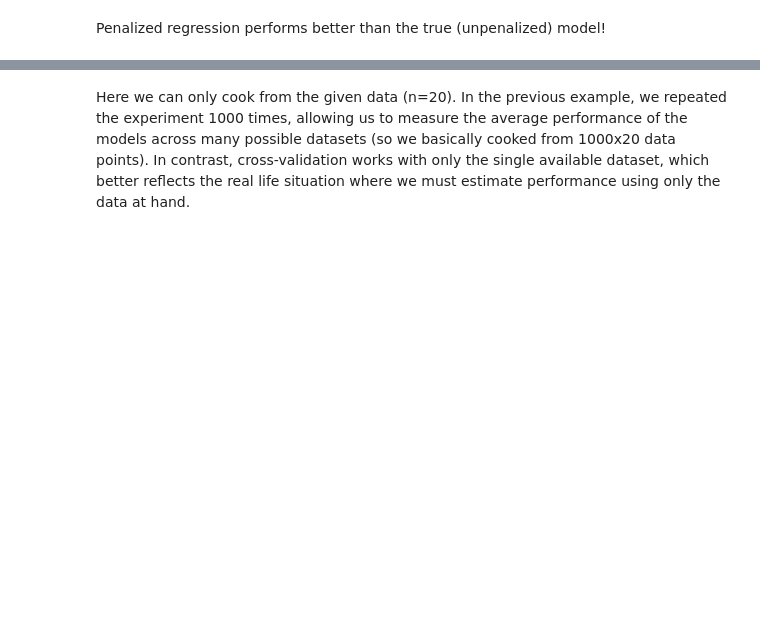
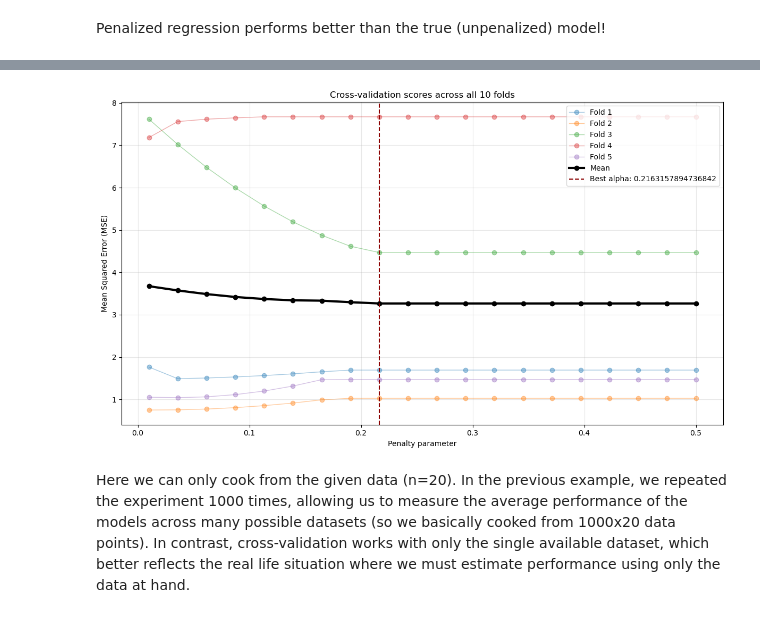
Before and after one commit to balintdecsi/ceu-ml, a Jupyter notebook: notebooks/class2C_bias_variance_lasso.ipynb, the cells around one changed output, grey strips where cells are left out. Saved outputs shown, nothing was run; the diff lists cells and outputs as text; code cells hidden in the pictures; blank space fills up the shorter version.

```diff
--- a/notebooks/class2C_bias_variance_lasso.ipynb
+++ b/notebooks/class2C_bias_variance_lasso.ipynb
@@ -62,10 +64,10 @@ sample_size = 20
 
 X, y = generateData(prng, sample_size)
 
-lm = # TBA
-lasso = # TBA
+lm = LinearRegression().fit(X, y)
+lasso = Lasso(random_state=prng).fit(X, y)
 
 # TBA
 
-print("Linear model prediction: ", # TBA)
-print("Lasso prediction: ", # TBA)
+print("Linear model prediction: ", lm.predict(test_data)[0])
+print("Lasso prediction: ", lasso.predict(test_data)[0])
@@ -91,13 +120,13 @@ for i in range(n_iterations):
 
     X, y = generateData(prng, sample_size)
 
-    # TBA
-    lm_predictions[i] = # TBA
+    lm_model = lm.fit(X, y)
+    lm_predictions[i] = lm_model.predict(test_data)[0]
 
     for ida, a in enumerate(alphas_to_try):
-        # TBA
-        lasso_predictions[i, ida] = # TBA
-        lasso_n_coeffs[i, ida] = np.count_nonzero(# TBA)  # we would like to count the non-zero coefficients
+        lasso_model = Lasso(alpha=a, random_state=prng).fit(X, y)
+        lasso_predictions[i, ida] = lasso_model.predict(test_data)[0]
+        lasso_n_coeffs[i, ida] = np.count_nonzero(lasso_model.coef_)  # we would like to count the non-zero coefficients
 # %% [markdown]
 Linear Regression could be interpreted as a special case of Lasso with alpha = 0. Let's concatenate the predictions of the two models. (*Note that `lm_predictions` is a 1D array so first we need to reshape it to a 2D array with `reshape(-1, 1)`.*)
 # %%
@@ -133,3 +188,5 @@ plt.show()
 # %%
 X, y = generateData(prng, sample_size)
-lasso_cv = # TBA
+lasso_model = Lasso()
+lasso_cv = GridSearchCV(lasso_model, {"alpha": alphas_to_try}, scoring="neg_mean_squared_error")  # run with the default 5 folds
+lasso_cv.fit(X, y)
@@ -143,29 +214,31 @@ print(f"Intercept of the best model: {lasso_cv.best_estimator_.intercept_:.3f}")
 # %%
-# Extract alpha values and scores for all 10 folds
+# Extract alpha values and scores for all 5 folds
 alphas = lasso_cv.cv_results_['param_alpha'].data
 mean_scores = -lasso_cv.cv_results_['mean_test_score']
 
 plt.figure(figsize=(12, 7))
 
 # Plot individual fold scores
-for i in range(10):  # For all 10 folds
+for i in range(5):  # For all 5 folds
     fold_key = f'split{i}_test_score'
     fold_scores = -lasso_cv.cv_results_[fold_key]  # Negate to get MSE
     plt.plot(alphas, fold_scores, 'o-', alpha=0.4, linewidth=1, label=f'Fold {i+1}')
 
 # Plot the mean score with heavier line
 plt.plot(alphas, mean_scores, 'o-', linewidth=3, color='black', label='Mean')
 
 # Mark the best alpha
 best_alpha = lasso_cv.best_params_['alpha']
 plt.axvline(x=best_alpha, color='darkred', linestyle='--', label=f'Best alpha: {best_alpha}')
 
 plt.xlabel("Penalty parameter")
 plt.ylabel("Mean Squared Error (MSE)")
 plt.title("Cross-validation scores across all 10 folds")
 plt.legend()
 plt.grid(True, alpha=0.3)
 plt.tight_layout()
 plt.show()
+# %% [output]
+[figure, added]
 # %% [markdown]
 Here we can only cook from the given data (n=20). In the previous example, we repeated the experiment 1000 times, allowing us to measure the average performance of the models across many possible datasets (so we basically cooked from 1000x20 data points). In contrast, cross-validation works with only the single available dataset, which better reflects the real life situation where we must estimate performance using only the data at hand.
```
Also changed, not shown: parts of 13 cells of this notebook, 3 other files.
